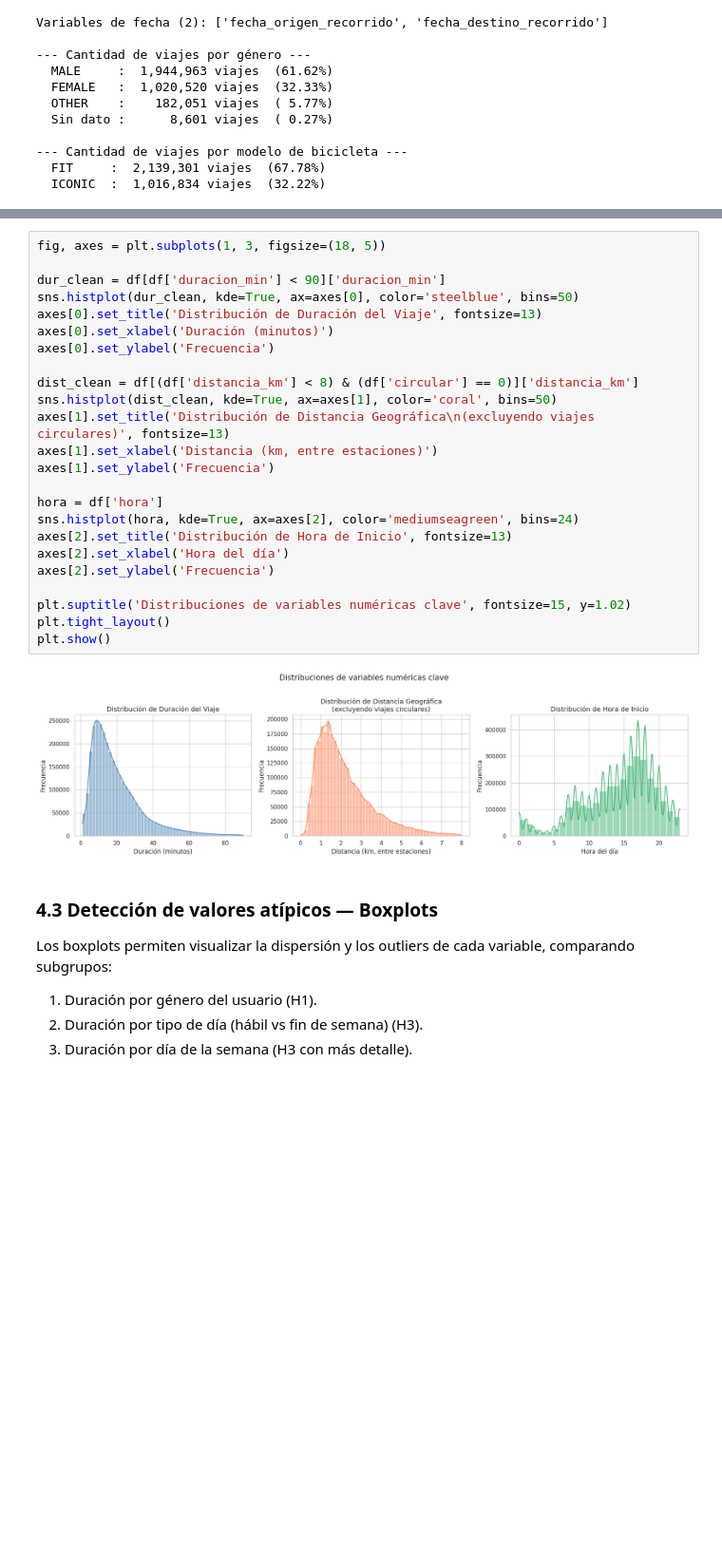
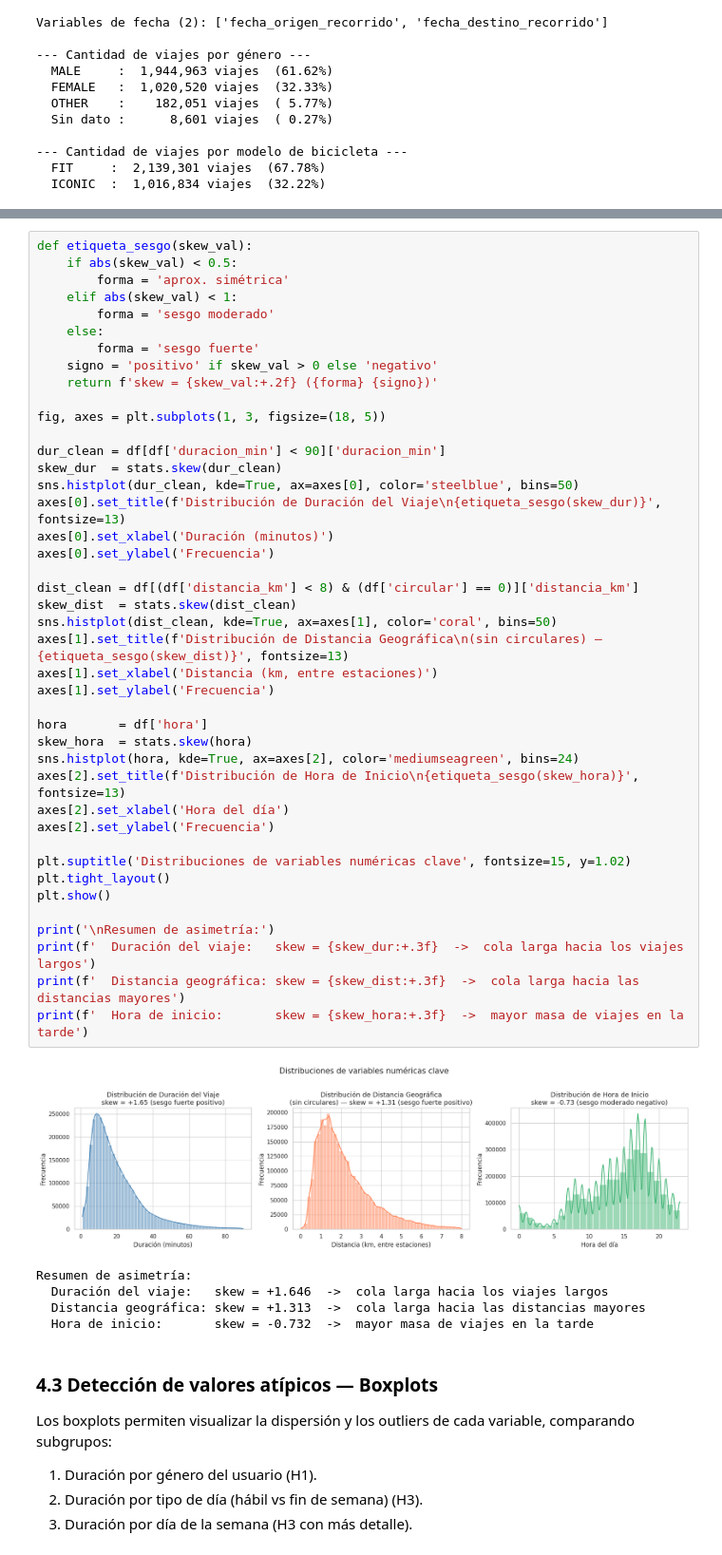
Before and after one commit to AlejoMarconi/tp1-ecobici-eda, a Jupyter notebook: TP1_Ecobici.ipynb, the cells around one changed output, grey strips where cells are left out. Shown at 95% size. Cells and saved outputs as stored; diff of their text form; blank space fills up the shorter version.

```diff
--- a/TP1_Ecobici.ipynb
+++ b/TP1_Ecobici.ipynb
@@ -272,29 +276,51 @@ En el histograma de distancia geográfica filtro los **viajes circulares** (los
 # %%
+def etiqueta_sesgo(skew_val):
+    if abs(skew_val) < 0.5:
+        forma = 'aprox. simétrica'
+    elif abs(skew_val) < 1:
+        forma = 'sesgo moderado'
+    else:
+        forma = 'sesgo fuerte'
+    signo = 'positivo' if skew_val > 0 else 'negativo'
+    return f'skew = {skew_val:+.2f} ({forma} {signo})'
+
 fig, axes = plt.subplots(1, 3, figsize=(18, 5))
 
 dur_clean = df[df['duracion_min'] < 90]['duracion_min']
+skew_dur  = stats.skew(dur_clean)
 sns.histplot(dur_clean, kde=True, ax=axes[0], color='steelblue', bins=50)
-axes[0].set_title('Distribución de Duración del Viaje', fontsize=13)
+axes[0].set_title(f'Distribución de Duración del Viaje\n{etiqueta_sesgo(skew_dur)}', fontsize=13)
 axes[0].set_xlabel('Duración (minutos)')
 axes[0].set_ylabel('Frecuencia')
 
 dist_clean = df[(df['distancia_km'] < 8) & (df['circular'] == 0)]['distancia_km']
+skew_dist  = stats.skew(dist_clean)
 sns.histplot(dist_clean, kde=True, ax=axes[1], color='coral', bins=50)
-axes[1].set_title('Distribución de Distancia Geográfica\n(excluyendo viajes circulares)', fontsize=13)
+axes[1].set_title(f'Distribución de Distancia Geográfica\n(sin circulares) — {etiqueta_sesgo(skew_dist)}', fontsize=13)
 axes[1].set_xlabel('Distancia (km, entre estaciones)')
 axes[1].set_ylabel('Frecuencia')
 
-hora = df['hora']
+hora       = df['hora']
+skew_hora  = stats.skew(hora)
 sns.histplot(hora, kde=True, ax=axes[2], color='mediumseagreen', bins=24)
-axes[2].set_title('Distribución de Hora de Inicio', fontsize=13)
+axes[2].set_title(f'Distribución de Hora de Inicio\n{etiqueta_sesgo(skew_hora)}', fontsize=13)
 axes[2].set_xlabel('Hora del día')
 axes[2].set_ylabel('Frecuencia')
 
 plt.suptitle('Distribuciones de variables numéricas clave', fontsize=15, y=1.02)
 plt.tight_layout()
 plt.show()
+
+print('\nResumen de asimetría:')
+print(f'  Duración del viaje:   skew = {skew_dur:+.3f}  ->  cola larga hacia los viajes largos')
+print(f'  Distancia geográfica: skew = {skew_dist:+.3f}  ->  cola larga hacia las distancias mayores')
+print(f'  Hora de inicio:       skew = {skew_hora:+.3f}  ->  mayor masa de viajes en la tarde')
 # %% [output]
-[figure, old version]
+[figure, new version]
+Resumen de asimetría:
+  Duración del viaje:   skew = +1.646  ->  cola larga hacia los viajes largos
+  Distancia geográfica: skew = +1.313  ->  cola larga hacia las distancias mayores
+  Hora de inicio:       skew = -0.732  ->  mayor masa de viajes en la tarde
 # %% [markdown]
 ### 4.3 Detección de valores atípicos — Boxplots
 
```
Also changed, not shown: parts of 2 cells of this notebook.
